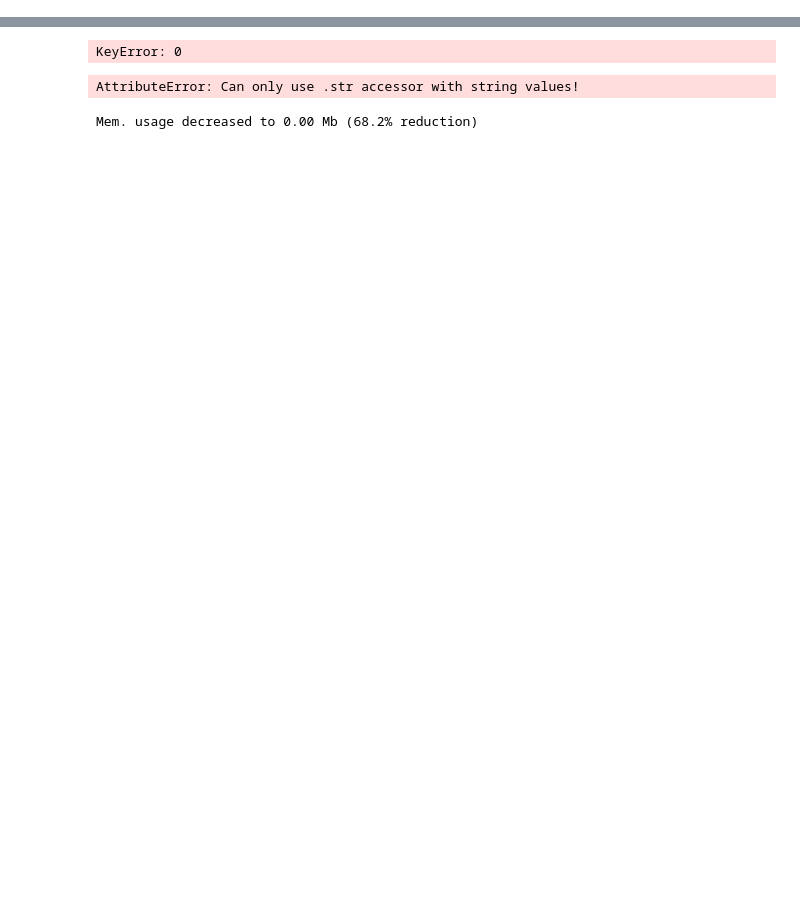
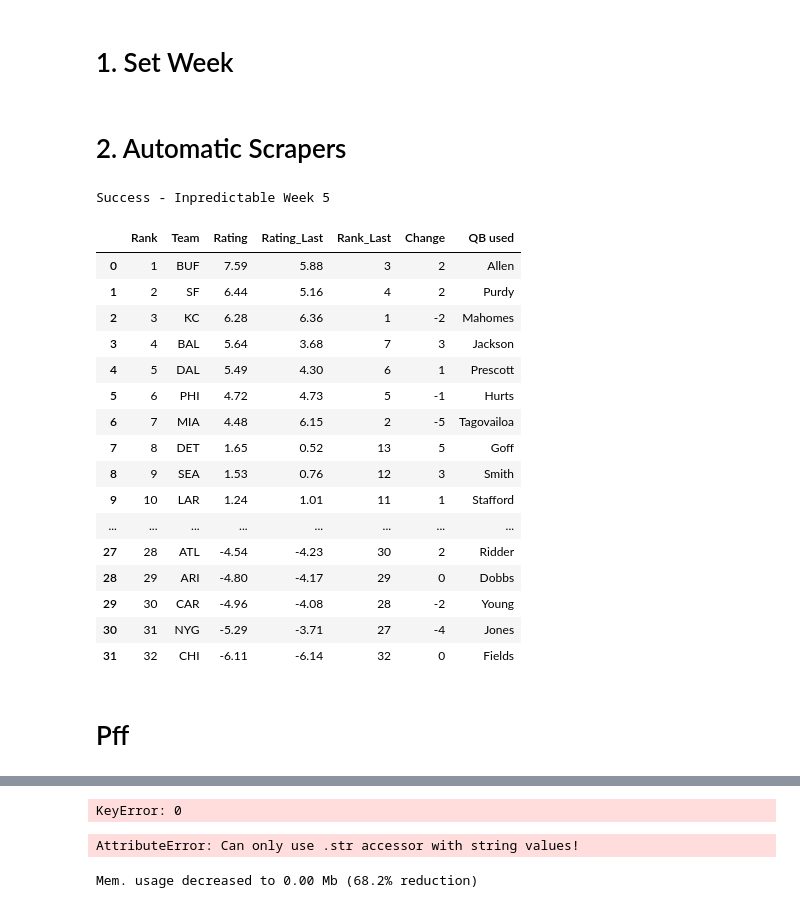
Before and after one commit to griffreichert/g-nfl, a Jupyter notebook: notebooks/elo-scrapers.ipynb, the cells around one changed output, grey strips where cells are left out. Drawn from its saved outputs; the diff is of its cells as text; code cells hidden in the pictures; blank space fills up the shorter version.

Commit message:
scrapers

```diff
--- a/notebooks/elo-scrapers.ipynb
+++ b/notebooks/elo-scrapers.ipynb
@@ -35,0 +14,2 @@ inp_df.to_csv(f'../../data/inpredictable/inpredictable-wk{week}.csv')
+# %% [markdown]
+# 1. Set Week
@@ -35,0 +19,58 @@ inp_df.to_csv(f'../../data/inpredictable/inpredictable-wk{week}.csv')
+# %% [markdown]
+# 2. Automatic Scrapers
+# %%
+scrape_inpredictable(WEEK, SEASON)
+# %% [output]
+Success - Inpredictable Week 5
+# %%
+# # Step 1: Fetch the webpage's content
+# url = 'https://unabated.com/nfl/ratings'
+# response = requests.get(url)
+
+# # Step 2: Parse the HTML content
+# soup = BeautifulSoup(response.content, 'html.parser')
+
+# # Step 3: Locate the download button
+# download_button = soup.find_all('button', {'class': 'g-btn'})
+
+# for b in download_button:
+#     print(b)
+#     print('--------\n')
+# # Step 4: Extract the link to download the CSV file from the data-href attribute
+# csv_link = download_button.get('data-href')
+
+# # Step 5: Download the CSV file
+# csv_response = requests.get(csv_link)
+
+# # Step 6: Save the CSV data to a local file
+# with open('downloaded_data.csv', 'wb') as csv_file:
+#     csv_file.write(csv_response.content)
+
+
+# Creating a BytesIO object
+byte_stream = BytesIO(requests.get("https://content.unabated.com/content/ratings/mp-nfl.csv").content)
+
+# Reading the bytes into a DataFrame
+df = pd.read_csv(byte_stream, delimiter=',', encoding='utf-8')
+# %%
+df
+# %% [output]
+|  | Rank | Team | Rating | Rating_Last | Rank_Last | Change | QB used |
+| 0 | 1 | BUF | 7.59 | 5.88 | 3 | 2 | Allen |
+| 1 | 2 | SF | 6.44 | 5.16 | 4 | 2 | Purdy |
+| 2 | 3 | KC | 6.28 | 6.36 | 1 | -2 | Mahomes |
+| 3 | 4 | BAL | 5.64 | 3.68 | 7 | 3 | Jackson |
+| 4 | 5 | DAL | 5.49 | 4.30 | 6 | 1 | Prescott |
+| 5 | 6 | PHI | 4.72 | 4.73 | 5 | -1 | Hurts |
+| 6 | 7 | MIA | 4.48 | 6.15 | 2 | -5 | Tagovailoa |
+| 7 | 8 | DET | 1.65 | 0.52 | 13 | 5 | Goff |
+| 8 | 9 | SEA | 1.53 | 0.76 | 12 | 3 | Smith |
+| 9 | 10 | LAR | 1.24 | 1.01 | 11 | 1 | Stafford |
+| ... | ... | ... | ... | ... | ... | ... | ... |
+| 27 | 28 | ATL | -4.54 | -4.23 | 30 | 2 | Ridder |
+| 28 | 29 | ARI | -4.80 | -4.17 | 29 | 0 | Dobbs |
+| 29 | 30 | CAR | -4.96 | -4.08 | 28 | -2 | Young |
+| 30 | 31 | NYG | -5.29 | -3.71 | 27 | -4 | Jones |
+| 31 | 32 | CHI | -6.11 | -6.14 | 32 | 0 | Fields |
+# %% [markdown]
+# Pff
```
Also changed, not shown: parts of 39 cells of this notebook, 9 other files.
